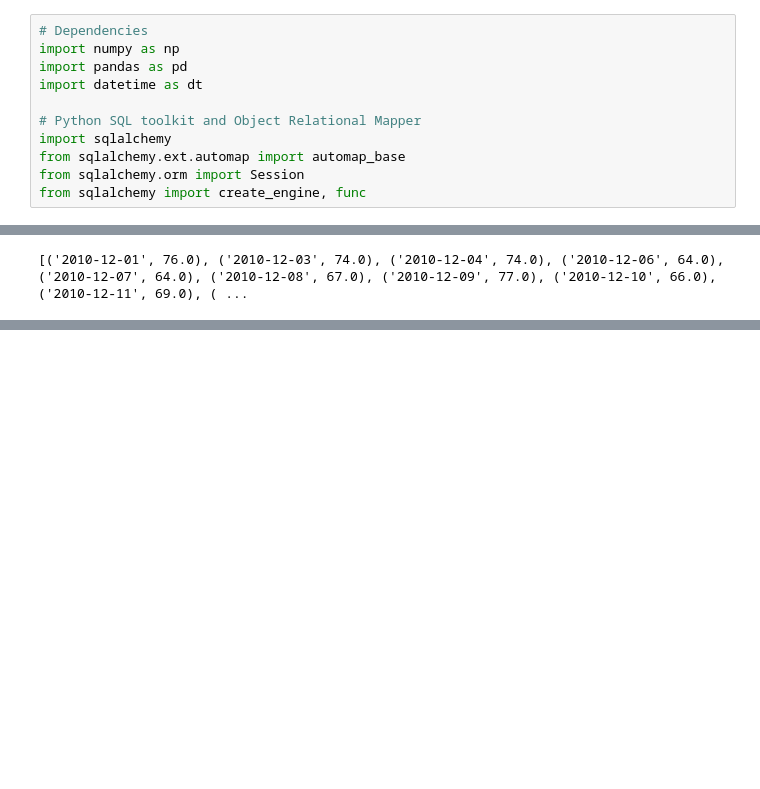
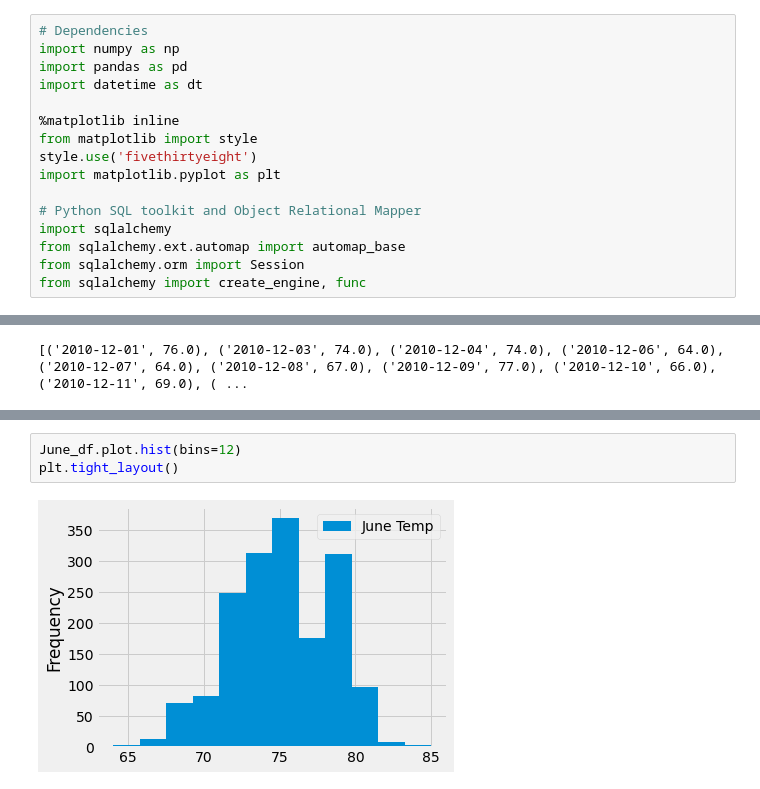
Before and after one commit to summerstime/surfs_up, a Jupyter notebook: SurfsUp_Challenge.ipynb, the cells around one changed output, grey strips where cells are left out. Cells and saved outputs as stored; diff of their text form; blank space fills up the shorter version.

```diff
--- a/SurfsUp_Challenge.ipynb
+++ b/SurfsUp_Challenge.ipynb
@@ -4,6 +4,11 @@ import numpy as np
 import pandas as pd
 import datetime as dt
 
+%matplotlib inline
+from matplotlib import style
+style.use('fivethirtyeight')
+import matplotlib.pyplot as plt
+
 # Python SQL toolkit and Object Relational Mapper
 import sqlalchemy
 from sqlalchemy.ext.automap import automap_base
@@ -124,3 +129,8 @@ Dec_df.describe()
 | 50% | 71.000000 |
 | 75% | 74.000000 |
 | max | 83.000000 |
+# %%
+June_df.plot.hist(bins=12)
+plt.tight_layout()
+# %% [output]
+[figure, added]
```
Also changed, not shown: parts of 10 cells of this notebook, 2 other files.
